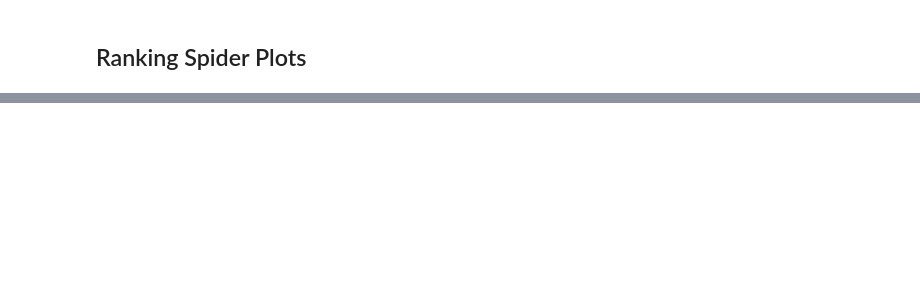
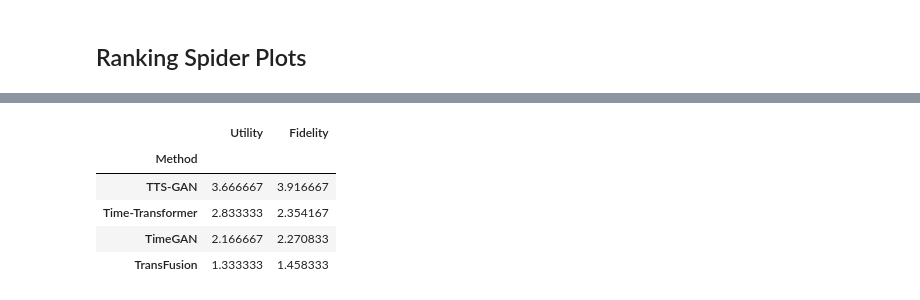
Before and after one commit to istvan-derda/Istvans-TSGBench, a Jupyter notebook: visualizations/visualize_numeric_results.ipynb, the cells around one changed output, grey strips where cells are left out. Drawn from its saved outputs; the diff is of its cells as text; code cells hidden in the pictures; blank space fills up the shorter version.

```diff
--- a/visualizations/visualize_numeric_results.ipynb
+++ b/visualizations/visualize_numeric_results.ipynb
@@ -317,0 +317,25 @@ df.swaplevel("Method", "Dataset")\
+# %%
+df = rankings
+ps_cols = [col for col in df.columns if col[0] in ["PS"]]
+
+# Step 2: Identify "other" columns
+other_cols = [col for col in df.columns if col not in ps_cols]
+
+# Step 3: Compute averages
+avg_ps = df[ps_cols].mean(axis=1)
+avg_other = df[other_cols].mean(axis=1)
+
+# Step 4: Create new dataframe
+new_df = pd.DataFrame({
+    "Utility": avg_ps,
+    "Fidelity": avg_other
+})
+
+new_df.style.background_gradient(cmap=cm, vmin=1, vmax=4)
+# %% [output]
+|  | Utility | Fidelity |
+| Method |  |  |
+| TTS-GAN | 3.666667 | 3.916667 |
+| Time-Transformer | 2.833333 | 2.354167 |
+| TimeGAN | 2.166667 | 2.270833 |
+| TransFusion | 1.333333 | 1.458333 |
```
Also changed, not shown: parts of 8 cells of this notebook, 1 other file.
